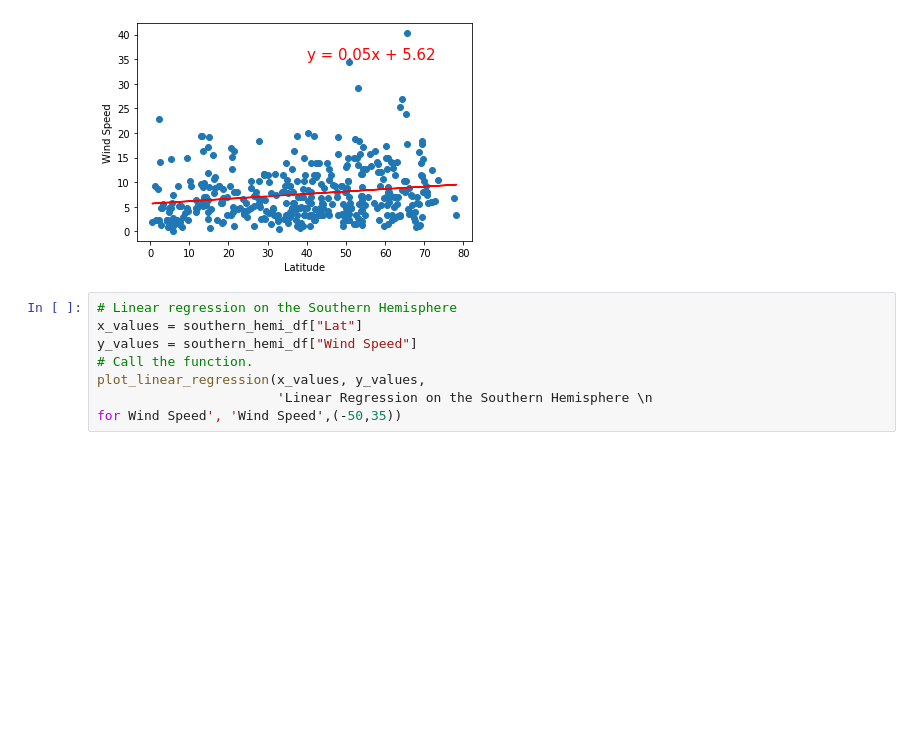
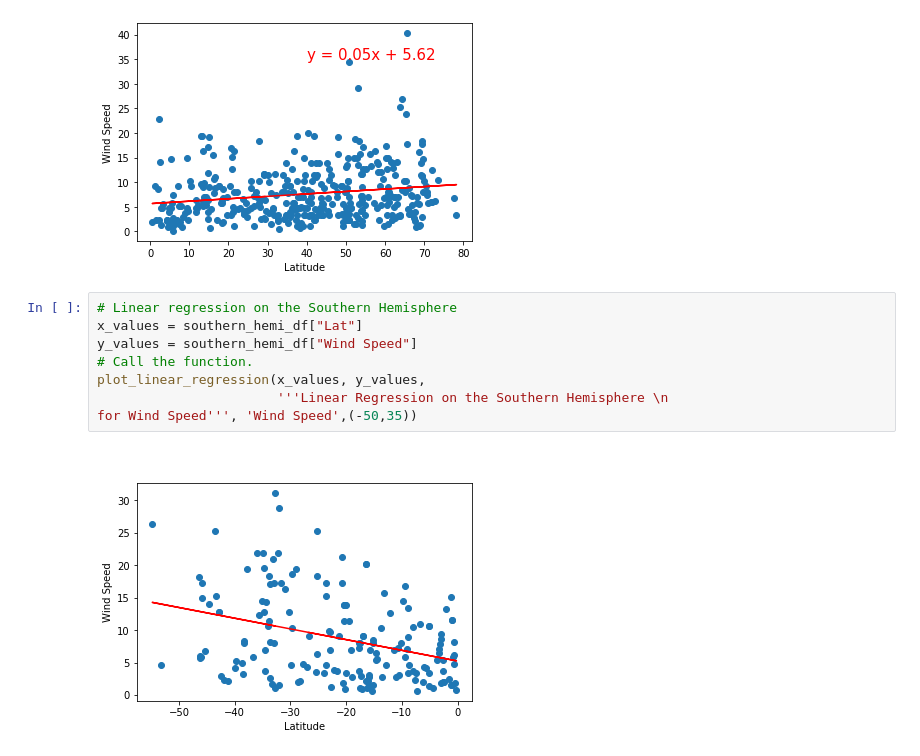
Before and after one commit to taylorfrias/TF_World_Weather_Analysis, a Jupyter notebook: TF_ WeatherPy.ipynb, the cells around one changed output. Cells and saved outputs as stored; diff of their text form; blank space fills up the shorter version.

```diff
--- a/TF_ WeatherPy.ipynb
+++ b/TF_ WeatherPy.ipynb
@@ -384,8 +384,10 @@ for Wind Speed''', 'Wind Speed',(40,35))
 # %%
 # Linear regression on the Southern Hemisphere
 x_values = southern_hemi_df["Lat"]
 y_values = southern_hemi_df["Wind Speed"]
 # Call the function.
 plot_linear_regression(x_values, y_values,
-                       'Linear Regression on the Southern Hemisphere \n
-for Wind Speed', 'Wind Speed',(-50,35))
+                       '''Linear Regression on the Southern Hemisphere \n
+for Wind Speed''', 'Wind Speed',(-50,35))
+# %% [output]
+[figure, added]
```
Also changed, not shown: 6 other files.
